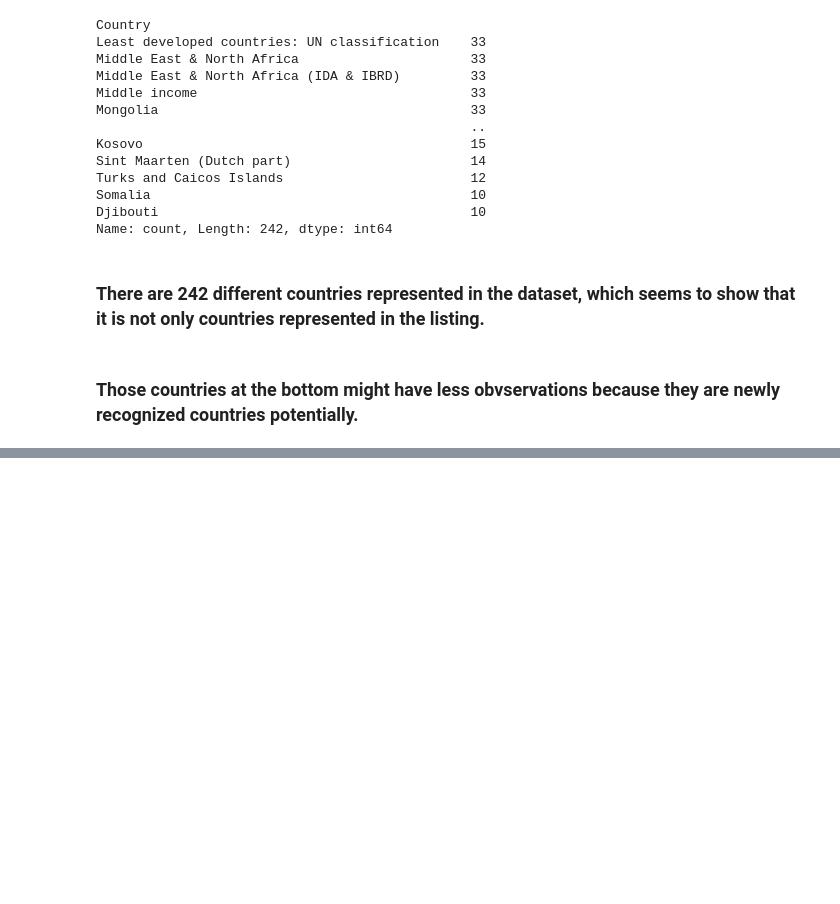
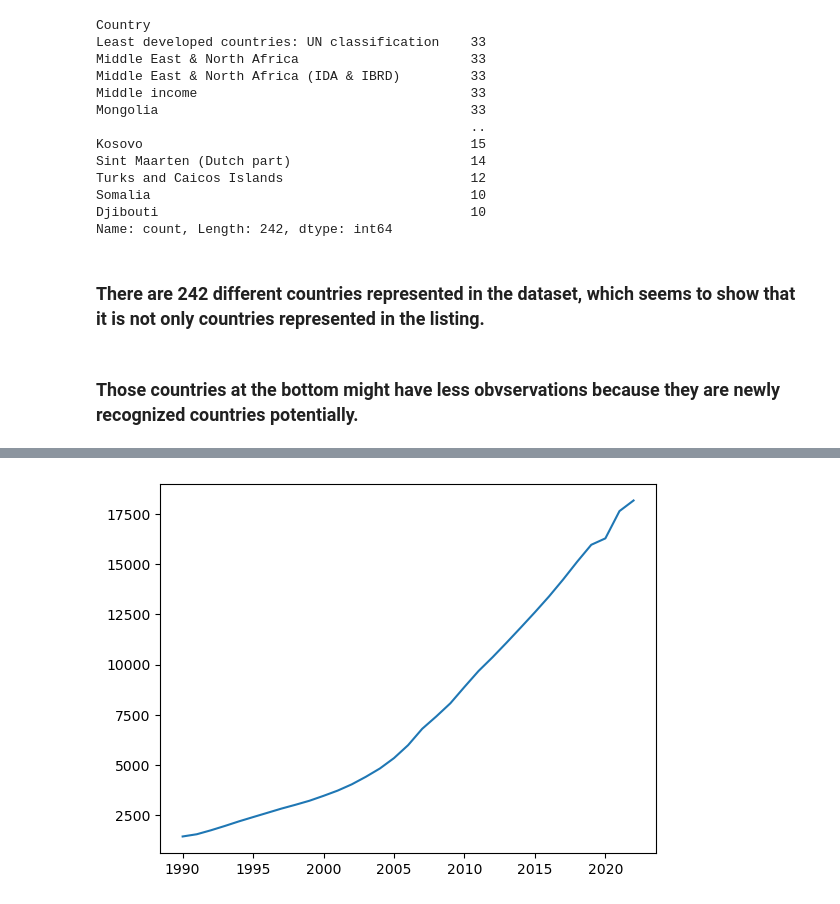
Before and after one commit to nss-data-science-cohort-8/un-exploration-ThomasDavis4757, a Jupyter notebook: Notebooks/UN_Data_Exploration.ipynb, the cells around one changed output, grey strips where cells are left out. Saved outputs shown, nothing was run; the diff lists cells and outputs as text; code cells hidden in the pictures; blank space fills up the shorter version.

```diff
--- a/Notebooks/UN_Data_Exploration.ipynb
+++ b/Notebooks/UN_Data_Exploration.ipynb
@@ -167,0 +368,6 @@ Name: count, Length: 242, dtype: int64
+# %%
+gdp_graph_china = gdp_df[gdp_df["Country"] == "China"]
+plt.plot(gdp_graph_china['Year'],gdp_graph_china['GDP_Per_Capita'])
+plt.show()
+# %% [output]
+[figure, added]
```
Also changed, not shown: parts of 43 cells of this notebook.
